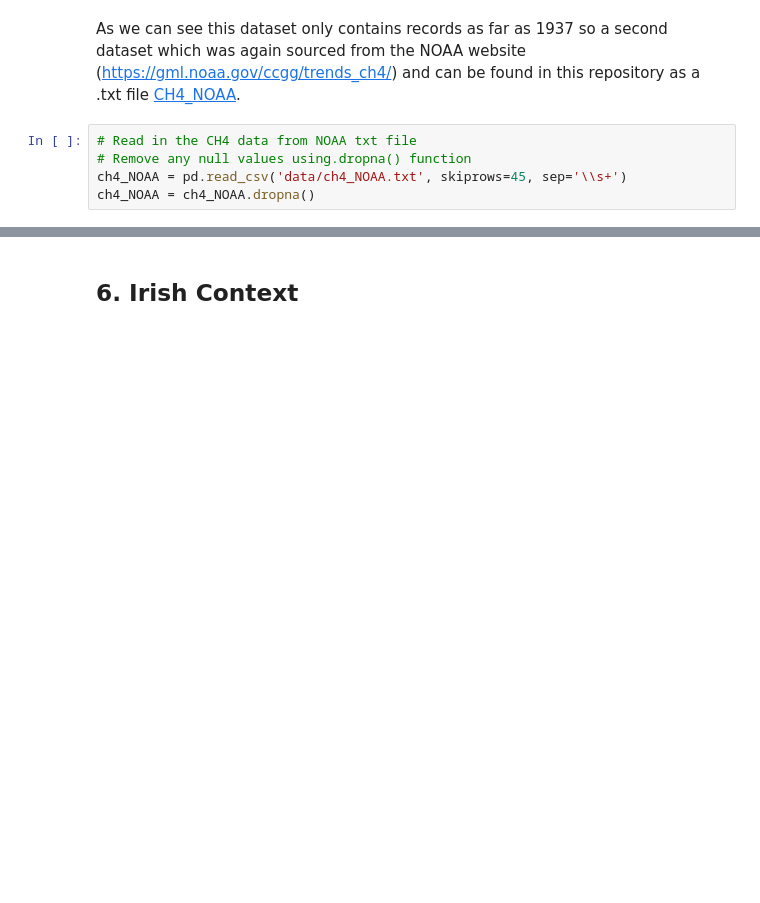
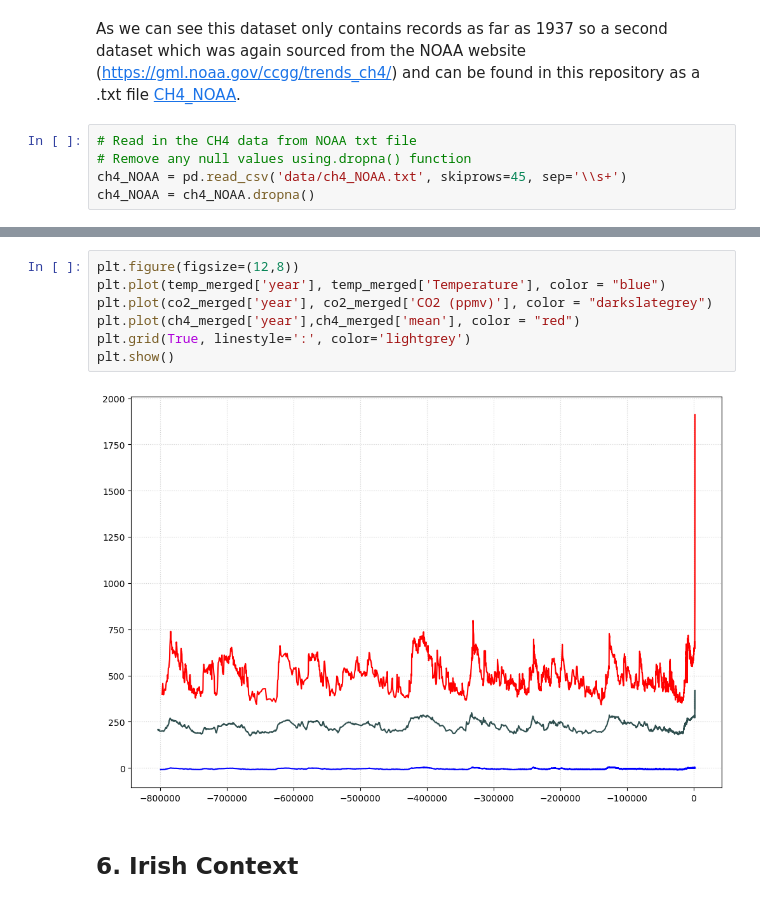
Before and after one commit to lgrealish/PfDA_Project_2, a Jupyter notebook: PfDA_Assignment2.ipynb, the cells around one changed output, grey strips where cells are left out. Drawn from its saved outputs; the diff is of its cells as text; blank space fills up the shorter version.

```diff
--- a/PfDA_Assignment2.ipynb
+++ b/PfDA_Assignment2.ipynb
@@ -309,3 +286,12 @@ plt.show()
+# %%
+plt.figure(figsize=(12,8))
+plt.plot(temp_merged['year'], temp_merged['Temperature'], color = "blue")
+plt.plot(co2_merged['year'], co2_merged['CO2 (ppmv)'], color = "darkslategrey")
+plt.plot(ch4_merged['year'],ch4_merged['mean'], color = "red")
+plt.grid(True, linestyle=':', color='lightgrey')
+plt.show()
+# %% [output]
+[figure, added]
 # %% [markdown]
 ## 6. Irish Context <a id="irish-context"></a>
 # %% [markdown]
```
Also changed, not shown: parts of 19 cells of this notebook.
